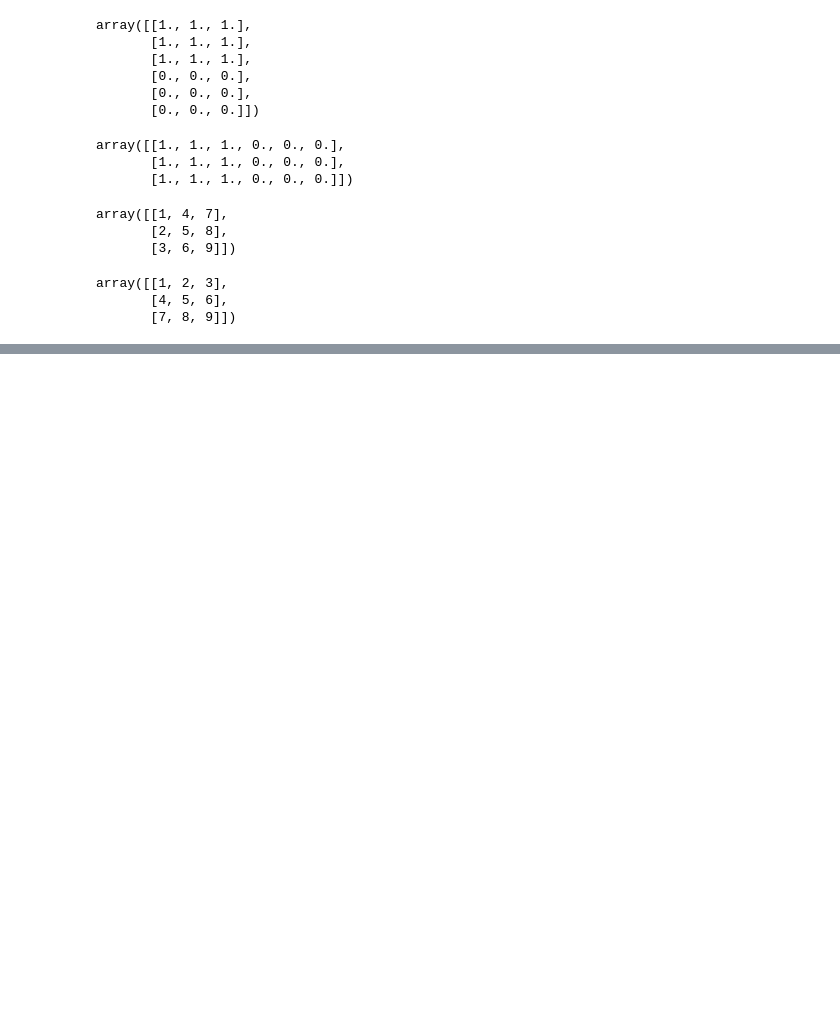
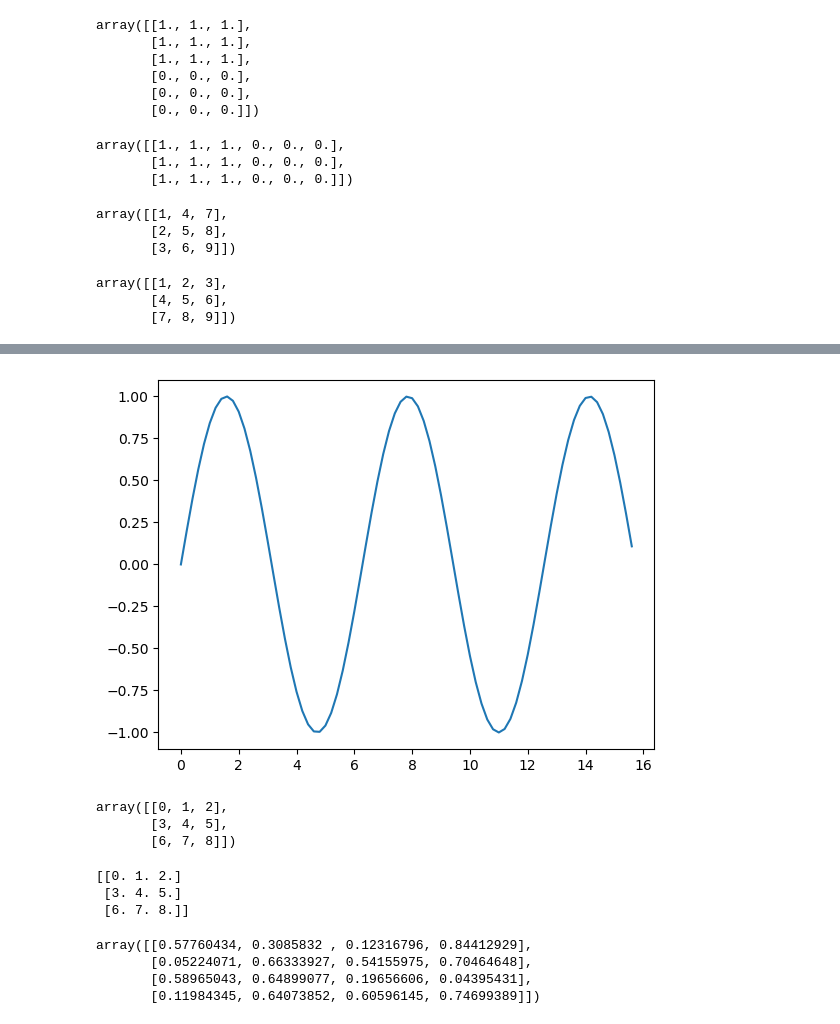
Before and after one commit to zhel99412-sketch/programming, a Jupyter notebook: week3/numpy.ipynb, the cells around one changed output, grey strips where cells are left out. Cells and saved outputs as stored; diff of their text form; code cells hidden in the pictures; blank space fills up the shorter version.

```diff
--- a/week3/numpy.ipynb
+++ b/week3/numpy.ipynb
@@ -280,0 +547,4 @@ array([[1, 2, 3],
+# %%
+x = np.arange(0,5*np.pi,0.2)
+print(np.pi * 5)
+x
@@ -280,0 +561,3 @@ array([[1, 2, 3],
+# %%
+y = np.sin(x)
+y
@@ -280,0 +581,5 @@ array([[1, 2, 3],
+# %%
+plt.plot(x,y)
+plt.show()
+# %% [output]
+[figure, added]
@@ -280,0 +588,24 @@ array([[1, 2, 3],
+# %%
+x = np.arange(9).reshape((3,3))
+x
+# %% [output]
+array([[0, 1, 2],
+       [3, 4, 5],
+       [6, 7, 8]])
+# %%
+header = 'col1 col2 col3 col4'
+np.savetxt('temp.txt',x,fmt="%d",header=header)
+result = np.loadtxt('temp.txt')
+print(result)
+# %% [output]
+[[0. 1. 2.]
+ [3. 4. 5.]
+ [6. 7. 8.]]
+# %%
+data = np.random.rand(4,4)
+data
+# %% [output]
+array([[0.57760434, 0.3085832 , 0.12316796, 0.84412929],
+       [0.05224071, 0.66333927, 0.54155975, 0.70464648],
+       [0.58965043, 0.64899077, 0.19656606, 0.04395431],
+       [0.11984345, 0.64073852, 0.60596145, 0.74699389]])
```
Also changed, not shown: parts of 60 cells of this notebook, 2 other files.
